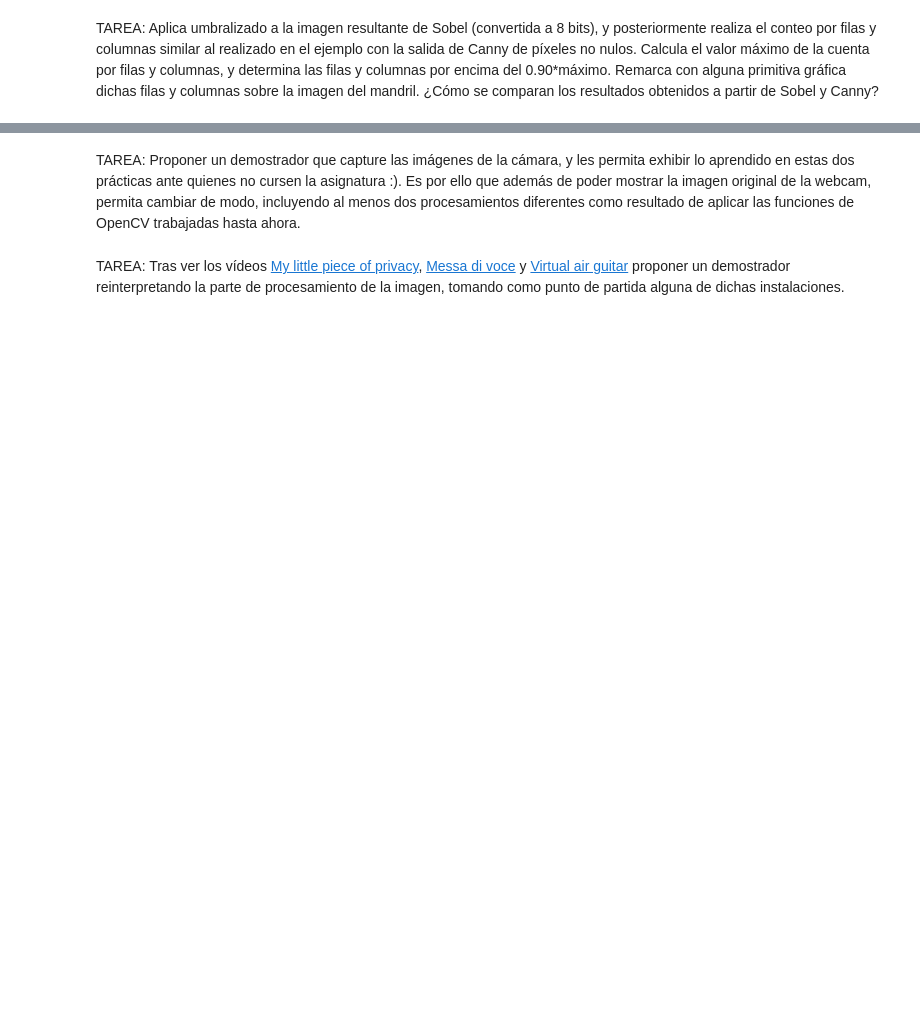
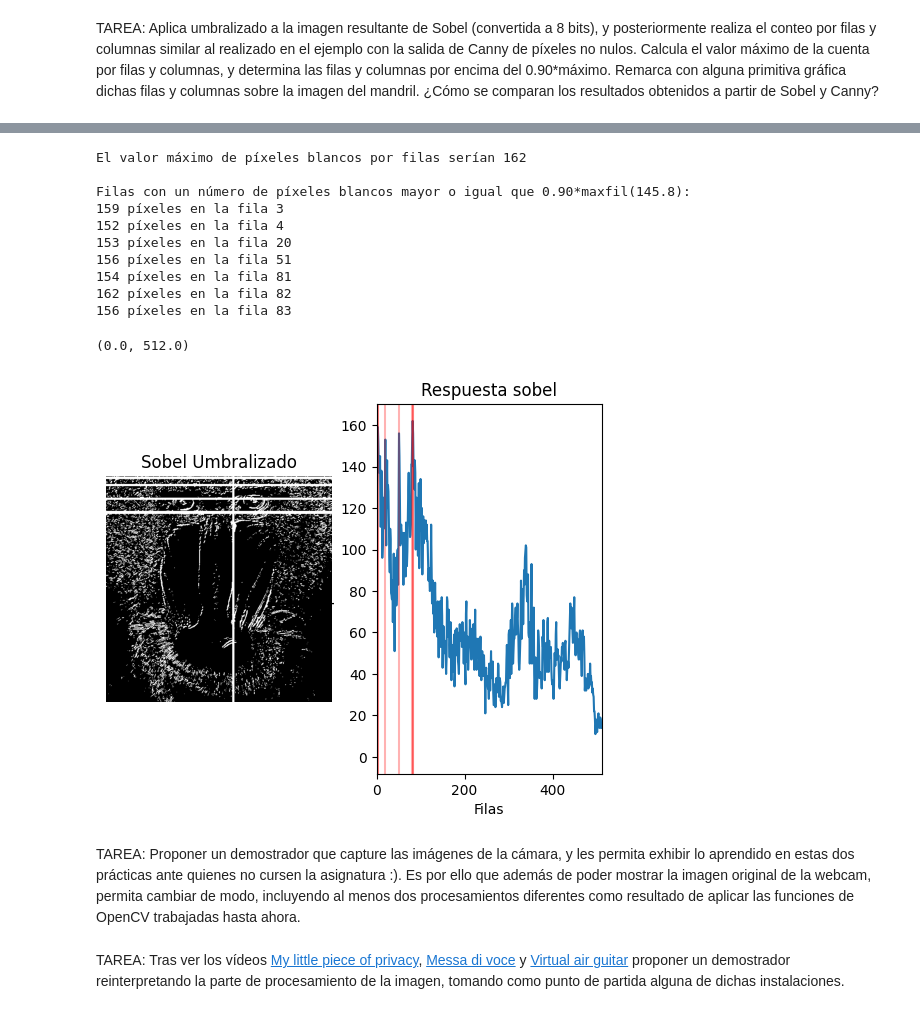
Before and after one commit to ByLucky5/VC_P2, a Jupyter notebook: VC_P2.ipynb, the cells around one changed output, grey strips where cells are left out. Drawn from its saved outputs; the diff is of its cells as text; code cells hidden in the pictures; blank space fills up the shorter version.

```diff
--- a/VC_P2.ipynb
+++ b/VC_P2.ipynb
@@ -164,3 +138,54 @@ Filas con un número de píxeles blancos mayor o igual que 0.90*maxfil:
+# %%
+#Cuenta el número de píxeles blancos (255) por fila
+#Suma los valores de los pixeles por fila
+row_counts = cv2.reduce(imagenUmbralizada, 1, cv2.REDUCE_SUM, dtype=cv2.CV_32SC1)
+
+#Normaliza en base al número de columnas, primer valor devuelto por shape, y al valor máximo del píxel (255)
+#El resultado será el número de píxeles blancos por fila
+rows = row_counts[:, 0] / (255 * imagenUmbralizada.shape[1])
+
+rows_pixels = row_counts[:, 0] // 255
+max_rows = []
+
+print("El valor máximo de píxeles blancos por filas serían", max(rows_pixels))
+print("\nFilas con un número de píxeles blancos mayor o igual que 0.90*maxfil(%.1f):" % (max(rows_pixels)*0.9))
+
+for i in range(0, len(row_counts), 1):
+    if(rows_pixels[i] >= max(rows_pixels)*0.9):
+        print(rows_pixels[i], "píxeles en la fila", i)
+        max_rows.append(i)
+
+for row in max_rows:
+    cv2.line(imagenUmbralizada, (0, row), (imagenUmbralizada.shape[1], row), (255, 255, 255), 3)
+#Muestra dicha cuenta gráficamente
+plt.figure()
+plt.subplot(1, 2, 1)
+plt.axis("off")
+plt.title("Sobel Umbralizado")
+plt.imshow(imagenUmbralizada, cmap='gray')
+
+plt.subplot(1, 2, 2)
+plt.title("Respuesta sobel")
+plt.xlabel("Filas")
+plt.ylabel("% píxeles")
+plt.plot(rows_pixels)
+for row in max_rows:
+    plt.axline((row,0),(row,max(rows_pixels)),color=(1,0,0,0.3))
+#Rango en x definido por las filas
+plt.xlim([0, imagenUmbralizada.shape[0]])
+# %% [output]
+El valor máximo de píxeles blancos por filas serían 162
+
+Filas con un número de píxeles blancos mayor o igual que 0.90*maxfil(145.8):
+159 píxeles en la fila 3
+152 píxeles en la fila 4
+153 píxeles en la fila 20
+156 píxeles en la fila 51
+154 píxeles en la fila 81
+162 píxeles en la fila 82
+156 píxeles en la fila 83
+(0.0, 512.0)
+[figure, added]
 # %% [markdown]
 
 TAREA: Proponer un demostrador que capture las imágenes de la cámara, y les permita exhibir lo aprendido en estas dos prácticas ante quienes no cursen la asignatura :). Es por ello que además de poder mostrar la imagen original de la webcam, permita cambiar de modo, incluyendo al menos dos procesamientos diferentes como resultado de aplicar las funciones de OpenCV trabajadas hasta ahora.
```
Also changed, not shown: parts of 6 cells of this notebook.
